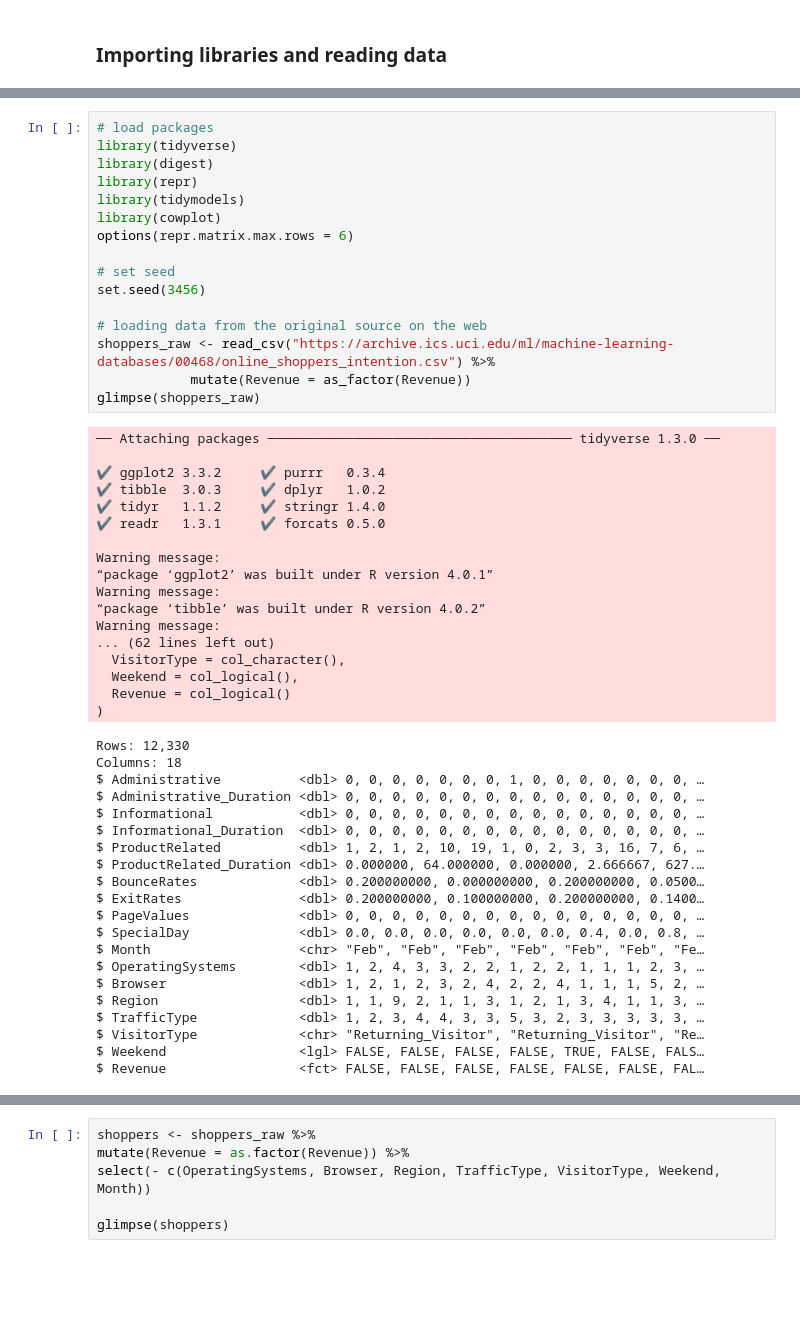
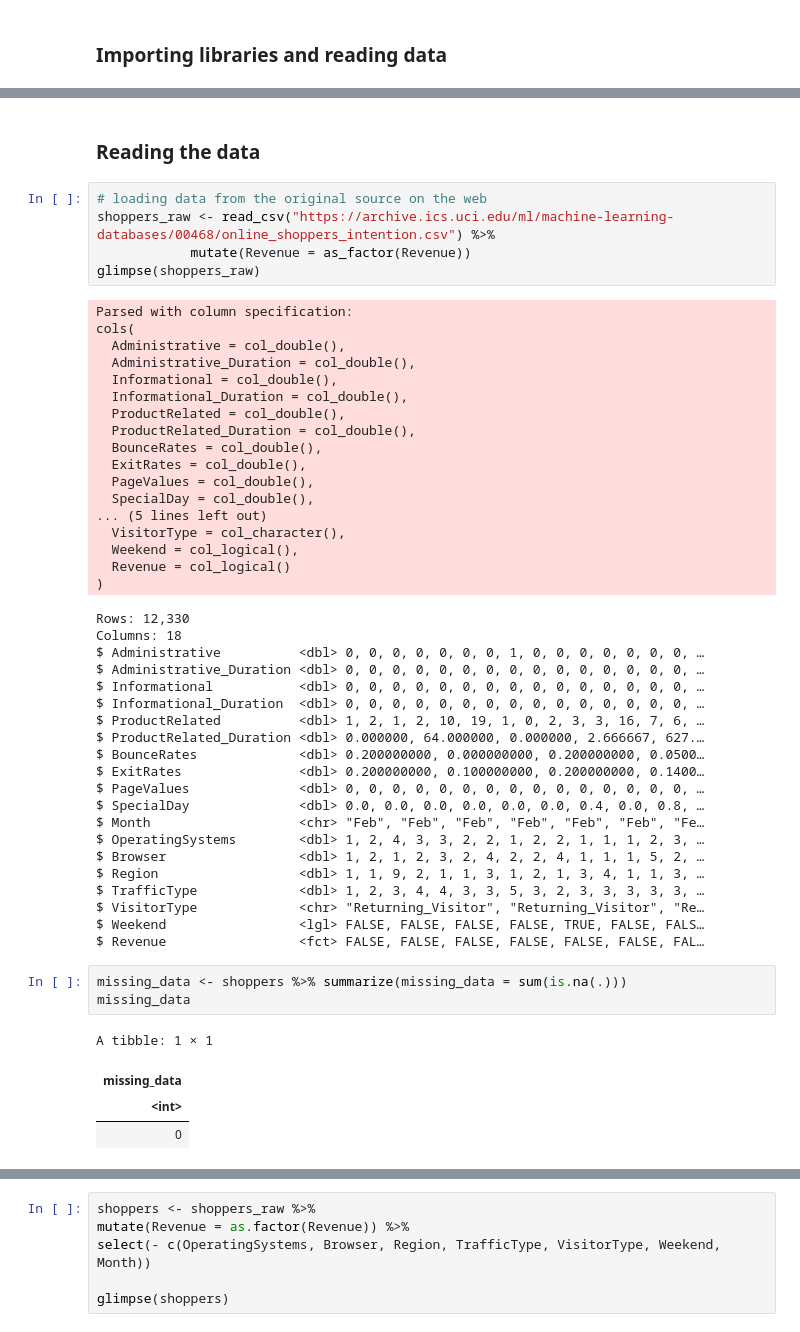
Before and after one commit to ZiyueChloeZhang/DSCI100-Project, a Jupyter notebook: report.ipynb, the cells around one changed output, grey strips where cells are left out. Saved outputs shown, nothing was run; the diff lists cells and outputs as text; blank space fills up the shorter version.

```diff
--- a/report.ipynb
+++ b/report.ipynb
@@ -28,33 +57,24 @@ The attributes in the dataset can be split into three categories: data related t
+# %% [markdown]
+### Reading the data
 # %%
-# load packages
-library(tidyverse)
-library(digest)
-library(repr)
-library(tidymodels)
-library(cowplot)
-options(repr.matrix.max.rows = 6)
-
-# set seed
-set.seed(3456)
-
 # loading data from the original source on the web
 shoppers_raw <- read_csv("https://archive.ics.uci.edu/ml/machine-learning-databases/00468/online_shoppers_intention.csv") %>%
             mutate(Revenue = as_factor(Revenue))
 glimpse(shoppers_raw)
 # %% [output]
-── Attaching packages ─────────────────────────────────────── tidyverse 1.3.0 ──
-
-✔ ggplot2 3.3.2     ✔ purrr   0.3.4
-✔ tibble  3.0.3     ✔ dplyr   1.0.2
-✔ tidyr   1.1.2     ✔ stringr 1.4.0
-✔ readr   1.3.1     ✔ forcats 0.5.0
-
-Warning message:
-“package ‘ggplot2’ was built under R version 4.0.1”
-Warning message:
-“package ‘tibble’ was built under R version 4.0.2”
-Warning message:
-... (62 lines left out)
+Parsed with column specification:
+cols(
+  Administrative = col_double(),
+  Administrative_Duration = col_double(),
+  Informational = col_double(),
+  Informational_Duration = col_double(),
+  ProductRelated = col_double(),
+  ProductRelated_Duration = col_double(),
+  BounceRates = col_double(),
+  ExitRates = col_double(),
+  PageValues = col_double(),
+  SpecialDay = col_double(),
+... (5 lines left out)
   VisitorType = col_character(),
   Weekend = col_logical(),
   Revenue = col_logical()
@@ -79,5 +99,13 @@ $ TrafficType             <dbl> 1, 2, 3, 4, 4, 3, 3, 5, 3, 2, 3, 3, 3, 3, 3, …
 $ VisitorType             <chr> "Returning_Visitor", "Returning_Visitor", "Re…
 $ Weekend                 <lgl> FALSE, FALSE, FALSE, FALSE, TRUE, FALSE, FALS…
 $ Revenue                 <fct> FALSE, FALSE, FALSE, FALSE, FALSE, FALSE, FAL…
+# %%
+missing_data <- shoppers %>% summarize(missing_data = sum(is.na(.)))
+missing_data
+# %% [output]
+A tibble: 1 × 1
+| missing_data |
+| <int> |
+| 0 |
 # %% [markdown]
 ### Tidying the data
```
Also changed, not shown: parts of 12 cells of this notebook.
